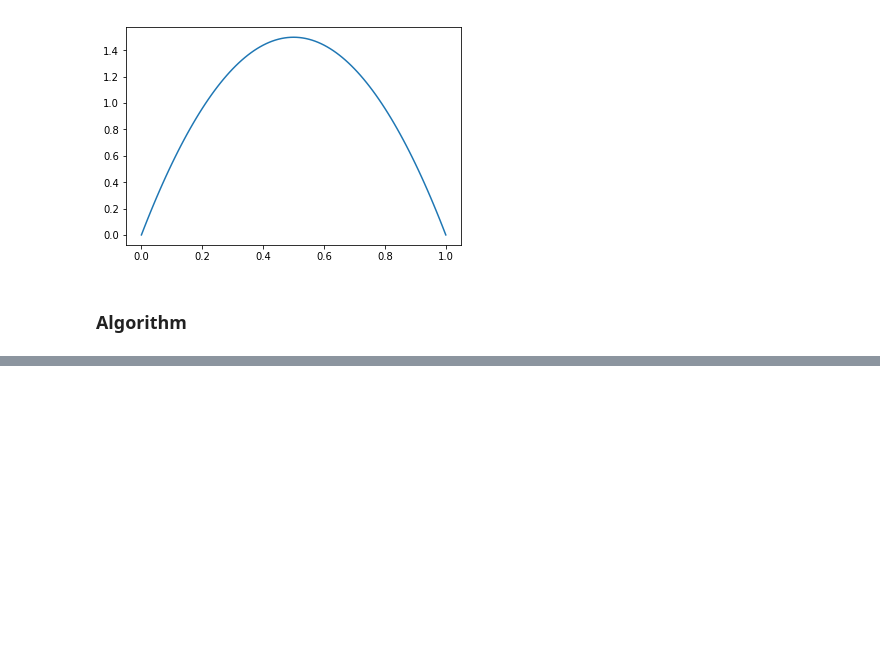
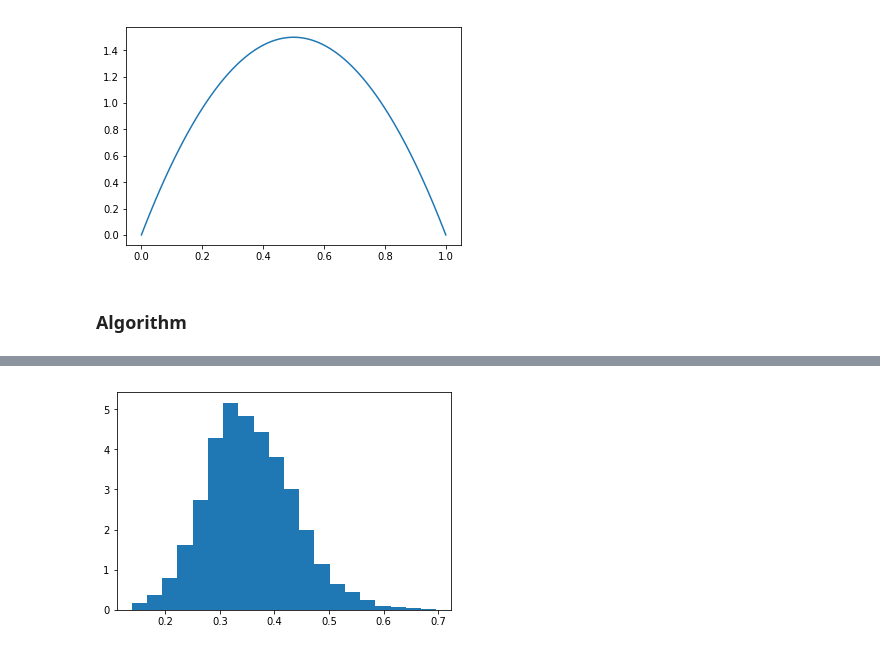
Before and after one commit to Cyianor/abc2018, a Jupyter notebook: project/ep_abc.ipynb, the cells around one changed output, grey strips where cells are left out. Drawn from its saved outputs; the diff is of its cells as text; code cells hidden in the pictures; blank space fills up the shorter version.

```diff
--- a/project/ep_abc.ipynb
+++ b/project/ep_abc.ipynb
@@ -40 +73,5 @@ Since $p \in [0, 1]$ it might be best to do inference on $\mathrm{logit}(p)$ or
+# %%
+plt.hist(logistic(ps), bins=20, density=True);
+# %% [output]
+[figure, added]
 # %%
```
Also changed, not shown: parts of 16 cells of this notebook, 4 other files.
